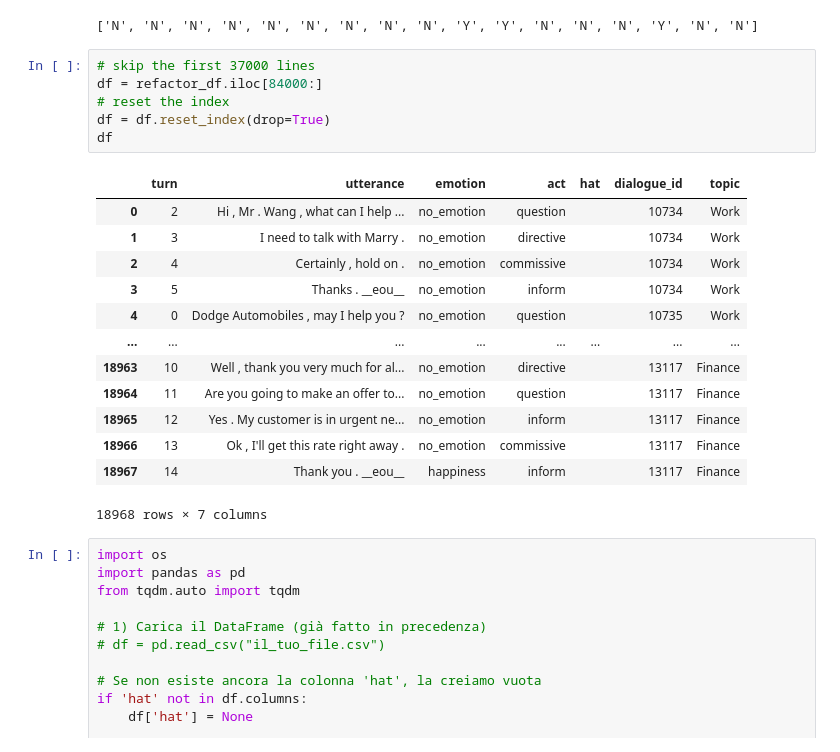
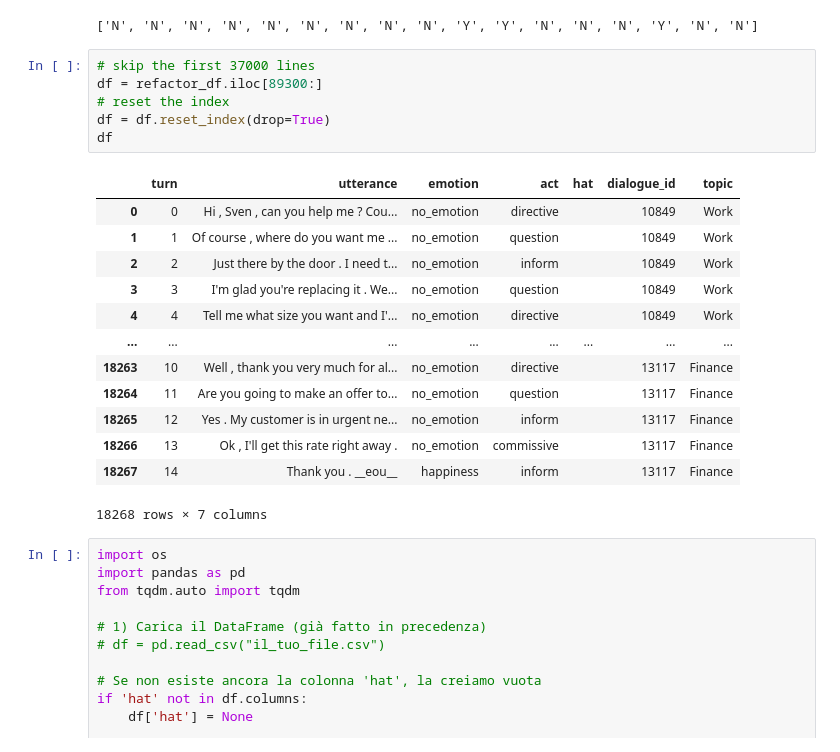
Before and after one commit to EmilianoMarrale/HLT, a Jupyter notebook: Green Hat/Lm Studio Labeling/mistral7b_instruct.ipynb, the cells around one changed output. Drawn from its saved outputs; the diff is of its cells as text.

```diff
--- a/Green Hat/Lm Studio Labeling/mistral7b_instruct.ipynb
+++ b/Green Hat/Lm Studio Labeling/mistral7b_instruct.ipynb
@@ -176,24 +176,24 @@ print(is_green_hat(test_sentences))
 ['N', 'N', 'N', 'N', 'N', 'N', 'N', 'N', 'N', 'Y', 'Y', 'N', 'N', 'N', 'Y', 'N', 'N']
 # %%
 # skip the first 37000 lines
-df = refactor_df.iloc[84000:]
+df = refactor_df.iloc[89300:]
 # reset the index
 df = df.reset_index(drop=True)
 df
 # %% [output]
 |  | turn | utterance | emotion | act | hat | dialogue_id | topic |
-| 0 | 2 | Hi , Mr . Wang , what can I help ... | no_emotion | question |  | 10734 | Work |
-| 1 | 3 | I need to talk with Marry . | no_emotion | directive |  | 10734 | Work |
-| 2 | 4 | Certainly , hold on . | no_emotion | commissive |  | 10734 | Work |
-| 3 | 5 | Thanks . __eou__ | no_emotion | inform |  | 10734 | Work |
-| 4 | 0 | Dodge Automobiles , may I help you ? | no_emotion | question |  | 10735 | Work |
+| 0 | 0 | Hi , Sven , can you help me ? Cou... | no_emotion | directive |  | 10849 | Work |
+| 1 | 1 | Of course , where do you want me ... | no_emotion | question |  | 10849 | Work |
+| 2 | 2 | Just there by the door . I need t... | no_emotion | inform |  | 10849 | Work |
+| 3 | 3 | I'm glad you're replacing it . We... | no_emotion | question |  | 10849 | Work |
+| 4 | 4 | Tell me what size you want and I'... | no_emotion | directive |  | 10849 | Work |
 | ... | ... | ... | ... | ... | ... | ... | ... |
-| 18963 | 10 | Well , thank you very much for al... | no_emotion | directive |  | 13117 | Finance |
-| 18964 | 11 | Are you going to make an offer to... | no_emotion | question |  | 13117 | Finance |
-| 18965 | 12 | Yes . My customer is in urgent ne... | no_emotion | inform |  | 13117 | Finance |
-| 18966 | 13 | Ok , I'll get this rate right away . | no_emotion | commissive |  | 13117 | Finance |
-| 18967 | 14 | Thank you . __eou__ | happiness | inform |  | 13117 | Finance |
+| 18263 | 10 | Well , thank you very much for al... | no_emotion | directive |  | 13117 | Finance |
+| 18264 | 11 | Are you going to make an offer to... | no_emotion | question |  | 13117 | Finance |
+| 18265 | 12 | Yes . My customer is in urgent ne... | no_emotion | inform |  | 13117 | Finance |
+| 18266 | 13 | Ok , I'll get this rate right away . | no_emotion | commissive |  | 13117 | Finance |
+| 18267 | 14 | Thank you . __eou__ | happiness | inform |  | 13117 | Finance |
-18968 rows × 7 columns
+18268 rows × 7 columns
 # %%
 import os
 import pandas as pd
```
Also changed, not shown: parts of 1 cell of this notebook, 3 other files.
